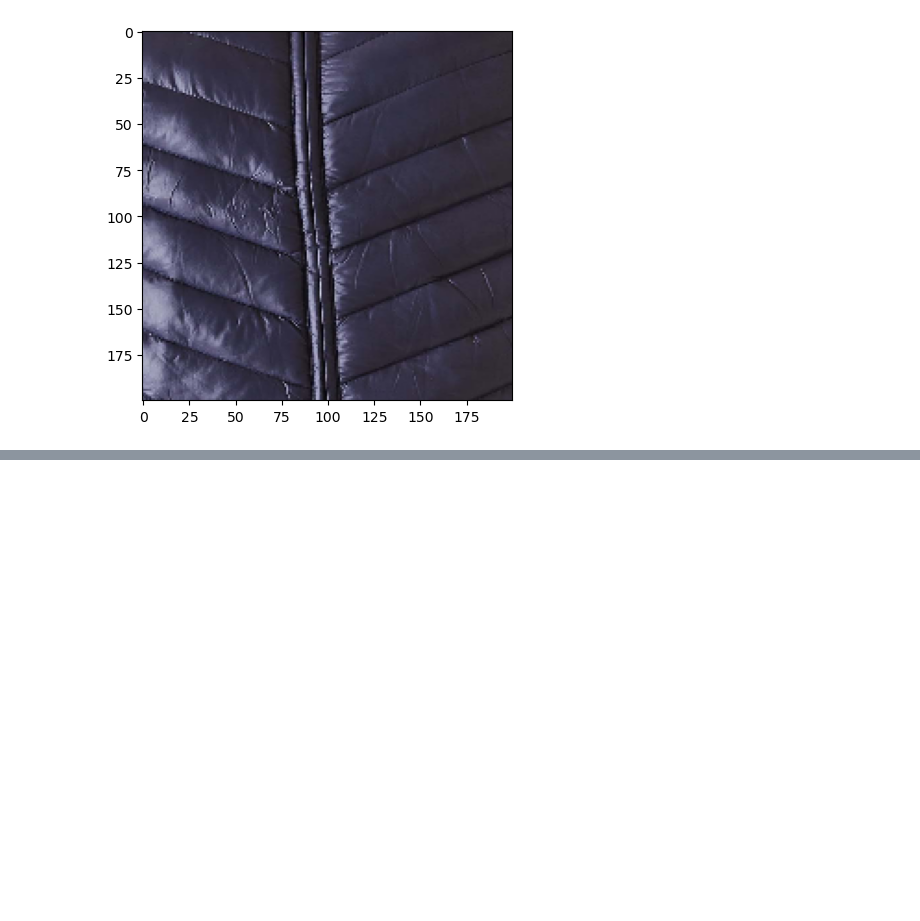
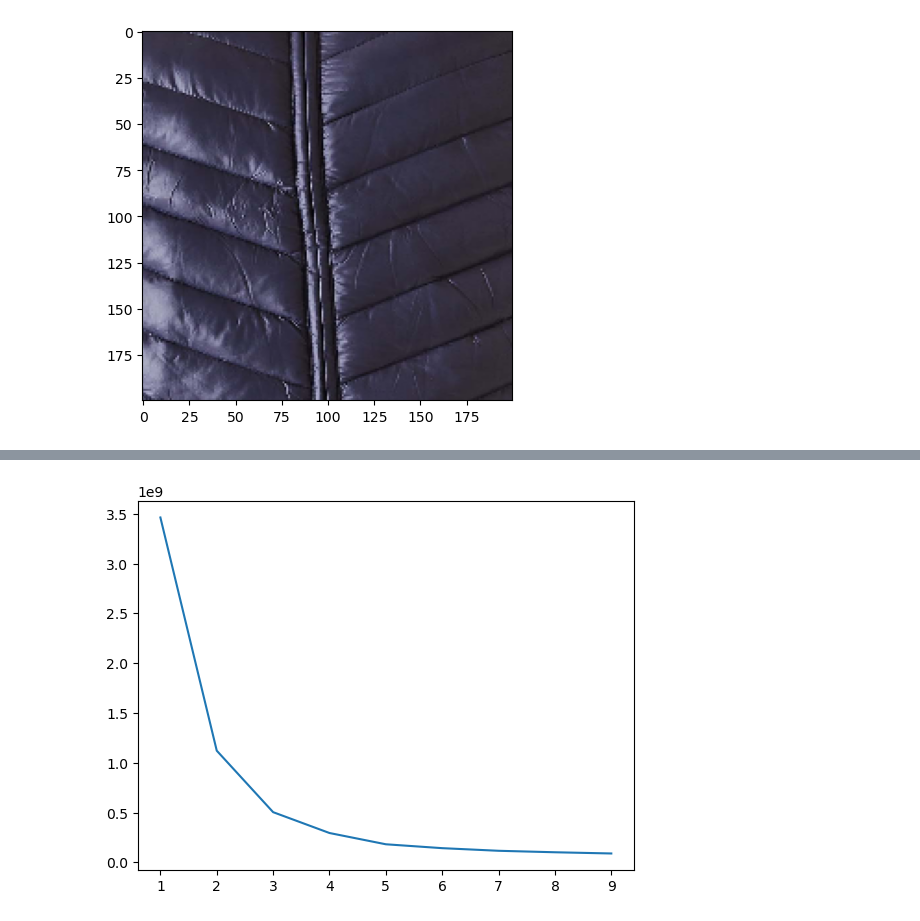
Before and after one commit to melihkacaman/inference_for_data_prep, a Jupyter notebook: notebooks/04 Color Detection Trial.ipynb, the cells around one changed output, grey strips where cells are left out. Cells and saved outputs as stored; diff of their text form; code cells hidden in the pictures; blank space fills up the shorter version.

```diff
--- a/notebooks/04 Color Detection Trial.ipynb
+++ b/notebooks/04 Color Detection Trial.ipynb
@@ -205,0 +169,21 @@ cv2.imshow('Dominant colors', img_bar)
+# %%
+from sklearn.cluster import KMeans
+
+img = cv2.imread('../data/IMG_all/demo/manolya_kadin.png')
+height, width, _ = np.shape(img)
+
+data = np.reshape(img, (height * width, 3))
+data = np.float32(data)
+
+costs = []
+K = np.array(range(1,10))
+for k in K:
+    criteria = (cv2.TERM_CRITERIA_EPS + cv2.TERM_CRITERIA_MAX_ITER, 10, 1.0)
+    flags = cv2.KMEANS_RANDOM_CENTERS
+    compactness, labels, centers = cv2.kmeans(data, k, None, criteria, 10, flags)
+    costs.append(compactness)
+# %%
+plt.plot(K, costs)
+plt.show()
+# %% [output]
+[figure, added]
```
Also changed, not shown: parts of 23 cells of this notebook.
